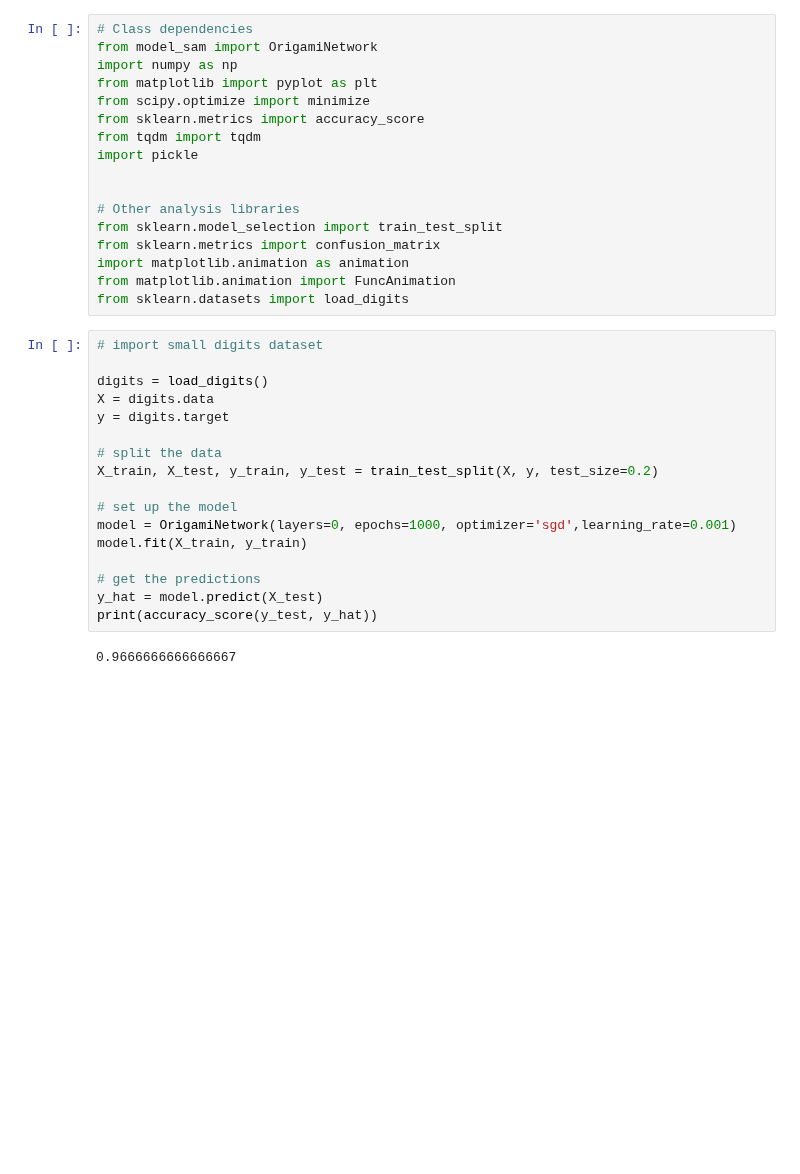
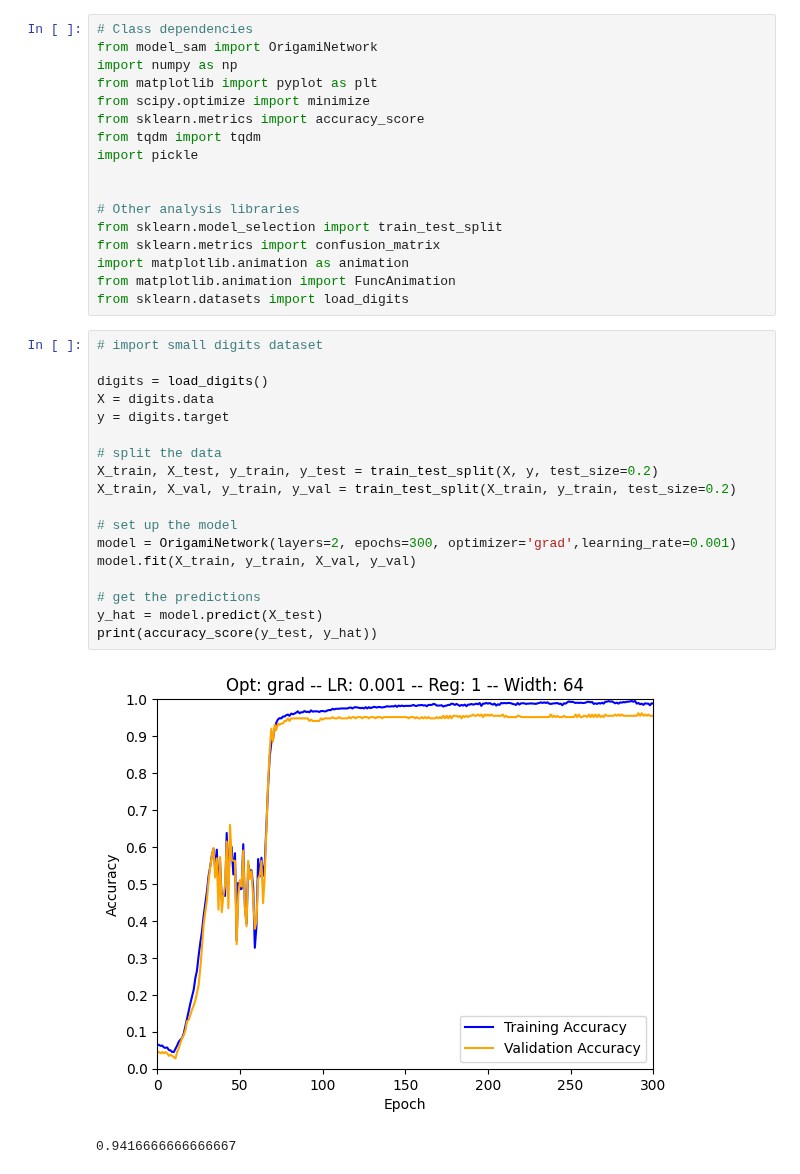
Before and after one commit to binDebug3/FoldAndCutNetworks, a Jupyter notebook: sam_test.ipynb, the cells around one changed output. Saved outputs shown, nothing was run; the diff lists cells and outputs as text; blank space fills up the shorter version.

```diff
--- a/sam_test.ipynb
+++ b/sam_test.ipynb
@@ -18,21 +18,23 @@ from sklearn.datasets import load_digits
 # %%
 # import small digits dataset
 
 digits = load_digits()
 X = digits.data
 y = digits.target
 
 # split the data
 X_train, X_test, y_train, y_test = train_test_split(X, y, test_size=0.2)
+X_train, X_val, y_train, y_val = train_test_split(X_train, y_train, test_size=0.2)
 
 # set up the model
-model = OrigamiNetwork(layers=0, epochs=1000, optimizer='sgd',learning_rate=0.001)
-model.fit(X_train, y_train)
+model = OrigamiNetwork(layers=2, epochs=300, optimizer='grad',learning_rate=0.001)
+model.fit(X_train, y_train, X_val, y_val)
 
 # get the predictions
 y_hat = model.predict(X_test)
 print(accuracy_score(y_test, y_hat))
 # %% [output]
+[figure, added]
-0.9666666666666667
+0.9416666666666667
 # %%
 plt.plot(model.learning_rate_history)
```
Also changed, not shown: parts of 2 cells of this notebook, 1 other file.
